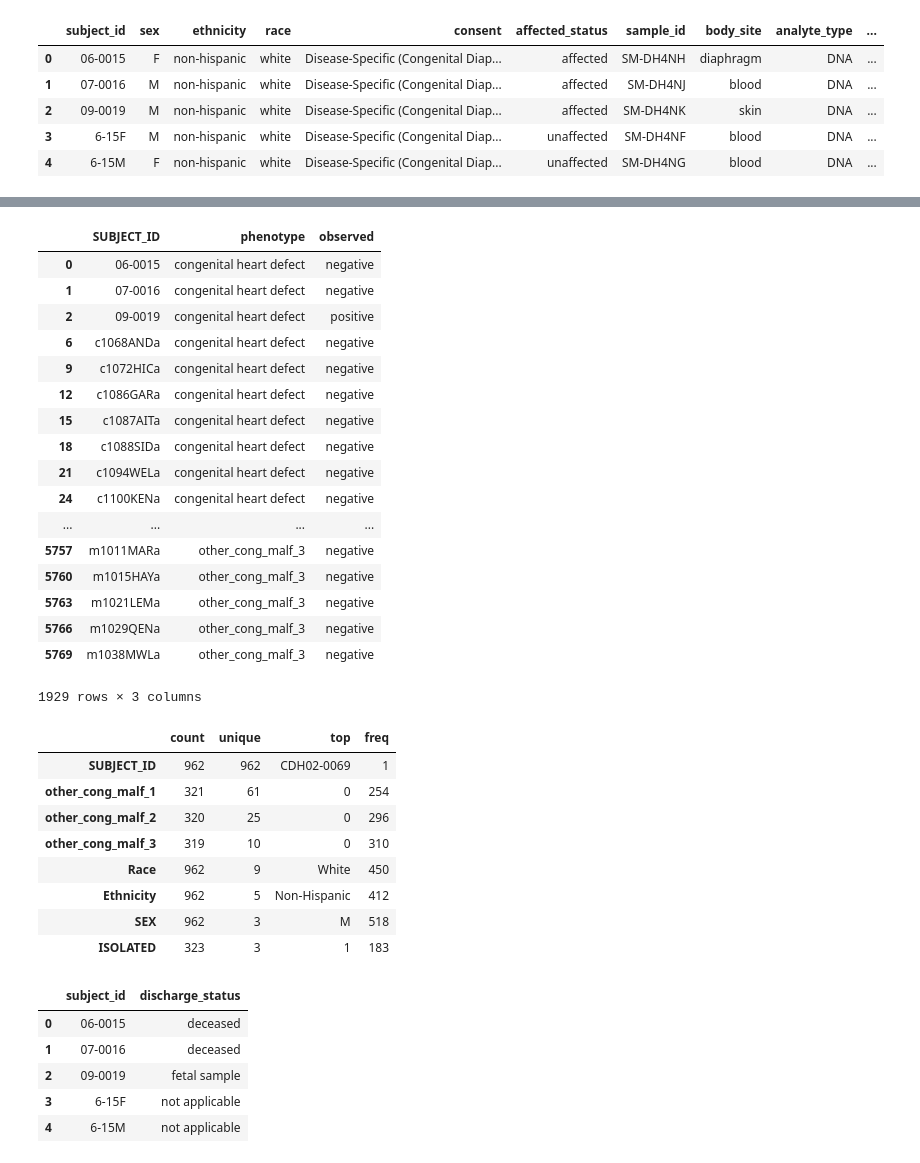
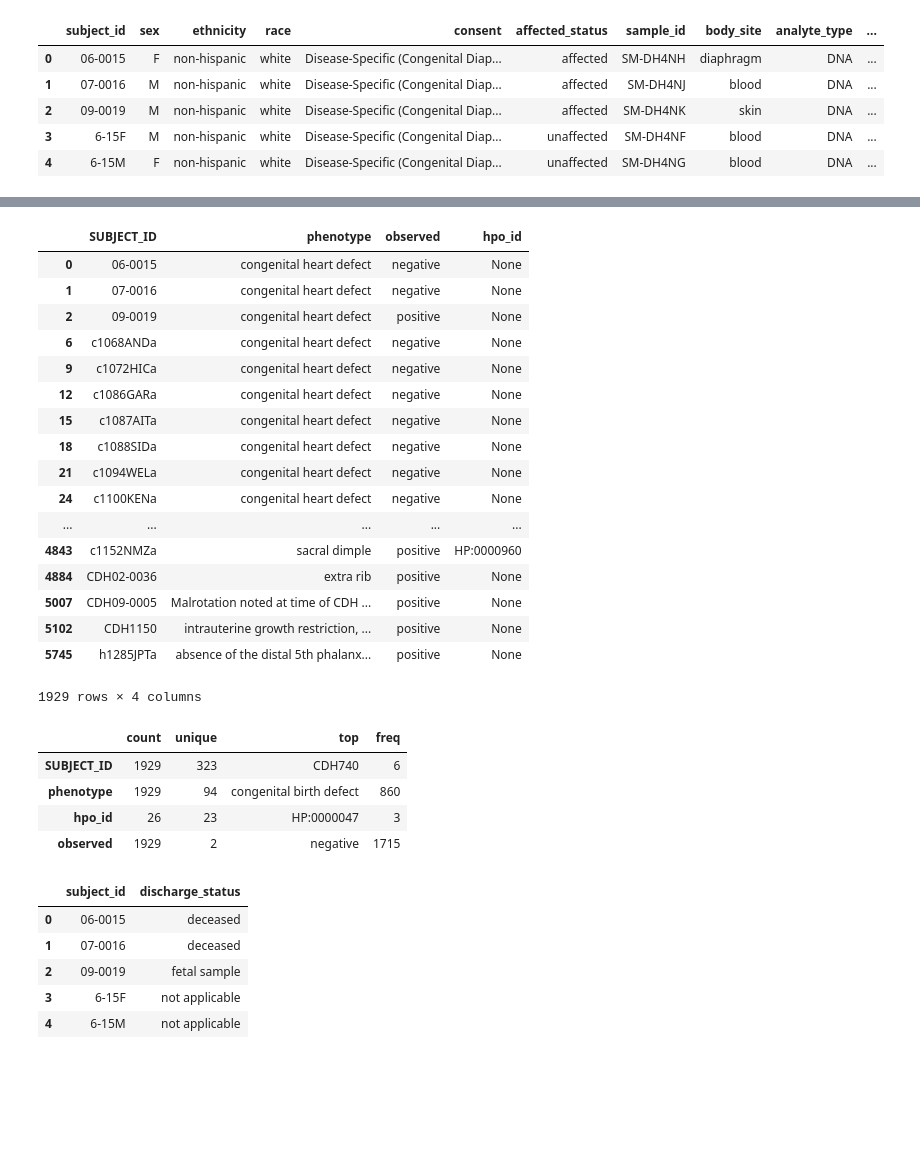
Before and after one commit to ConnorBarnhill/kf-api-dataservice, a Jupyter notebook: dataservice/util/data_import/chung/Chung-Import.ipynb, the cells around one changed output, grey strips where cells are left out. Drawn from its saved outputs; the diff is of its cells as text; code cells hidden in the pictures; blank space fills up the shorter version.

Commit message:
:sparkles: Update phenotype mapping

```diff
--- a/dataservice/util/data_import/chung/Chung-Import.ipynb
+++ b/dataservice/util/data_import/chung/Chung-Import.ipynb
@@ -649,64 +485,64 @@ df.drop(['Ethnicity', 'Race', 'SEX', 'discharge_status', 'ISOLATED'], inplace=Tr
 # Reshape to build the phenotypes df
 cols = df.columns.tolist()[1:]
 phenotype_df = pd.melt(df, id_vars='SUBJECT_ID', value_vars=cols,
                        var_name='phenotype', value_name='value')
 
 # Drop rows where value is NaN
 phenotype_df = phenotype_df[pd.notnull(phenotype_df['value'])]
 
 # Decode phenotypes to descriptive strings
 def func(row):
     _map = {0: 'no', 1: 'yes'}
     return _map.get(row['value'], row['value'])
 phenotype_df['value'] = phenotype_df.apply(func, axis=1)
 
 # Decode phenotypes to descriptive strings
 def func(row):
     # Always take most specific value
     if row['value'] not in ['yes', 'no']:
         val = row['value']
     else:
         _map = {'CHD': 'congenital heart defect', 'CNS': 'central nervous system defect',
             'GI': 'gastrointestinal defect'}
-        val = _map.get(row['phenotype'], row['phenotype'])
+        val = _map.get(row['phenotype'], 'congenital birth defect')
     return val
 phenotype_df['phenotype'] = phenotype_df.apply(func, axis=1)
 
 # Set observed
 phenotype_df['observed'] = phenotype_df['value'].apply(lambda x: 'positive' if x != 'no' else 'negative')
 del phenotype_df['value']
+
+# Add HPOs
+from dataservice.util.data_import.etl.hpo_mapper import mapper
+phenotype_df = mapper.add_hpo_id_col(phenotype_df)
 phenotype_df
 # %% [output]
-|  | SUBJECT_ID | phenotype | observed |
-| 0 | 06-0015 | congenital heart defect | negative |
-| 1 | 07-0016 | congenital heart defect | negative |
-| 2 | 09-0019 | congenital heart defect | positive |
-| 6 | c1068ANDa | congenital heart defect | negative |
-| 9 | c1072HICa | congenital heart defect | negative |
-| 12 | c1086GARa | congenital heart defect | negative |
-| 15 | c1087AITa | congenital heart defect | negative |
-| 18 | c1088SIDa | congenital heart defect | negative |
-| 21 | c1094WELa | congenital heart defect | negative |
-| 24 | c1100KENa | congenital heart defect | negative |
-| ... | ... | ... | ... |
-| 5757 | m1011MARa | other_cong_malf_3 | negative |
-| 5760 | m1015HAYa | other_cong_malf_3 | negative |
-| 5763 | m1021LEMa | other_cong_malf_3 | negative |
-| 5766 | m1029QENa | other_cong_malf_3 | negative |
-| 5769 | m1038MWLa | other_cong_malf_3 | negative |
+|  | SUBJECT_ID | phenotype | observed | hpo_id |
+| 0 | 06-0015 | congenital heart defect | negative | None |
+| 1 | 07-0016 | congenital heart defect | negative | None |
+| 2 | 09-0019 | congenital heart defect | positive | None |
+| 6 | c1068ANDa | congenital heart defect | negative | None |
+| 9 | c1072HICa | congenital heart defect | negative | None |
+| 12 | c1086GARa | congenital heart defect | negative | None |
+| 15 | c1087AITa | congenital heart defect | negative | None |
+| 18 | c1088SIDa | congenital heart defect | negative | None |
+| 21 | c1094WELa | congenital heart defect | negative | None |
+| 24 | c1100KENa | congenital heart defect | negative | None |
+| ... | ... | ... | ... | ... |
+| 4843 | c1152NMZa | sacral dimple | positive | HP:0000960 |
+| 4884 | CDH02-0036 | extra rib | positive | None |
+| 5007 | CDH09-0005 | Malrotation noted at time of CDH ... | positive | None |
+| 5102 | CDH1150 | intrauterine growth restriction, ... | positive | None |
+| 5745 | h1285JPTa | absence of the distal 5th phalanx... | positive | None |
-1929 rows × 3 columns
+1929 rows × 4 columns
 # %%
-df.describe(include=['O']).T.sort_values('unique', ascending=False)
+phenotype_df.describe(include=['O']).T.sort_values('unique', ascending=False)
 # %% [output]
 |  | count | unique | top | freq |
-| SUBJECT_ID | 962 | 962 | CDH02-0069 | 1 |
-| other_cong_malf_1 | 321 | 61 | 0 | 254 |
-| other_cong_malf_2 | 320 | 25 | 0 | 296 |
-| other_cong_malf_3 | 319 | 10 | 0 | 310 |
-| Race | 962 | 9 | White | 450 |
-| Ethnicity | 962 | 5 | Non-Hispanic | 412 |
-| SEX | 962 | 3 | M | 518 |
-| ISOLATED | 323 | 3 | 1 | 183 |
+| SUBJECT_ID | 1929 | 323 | CDH740 | 6 |
+| phenotype | 1929 | 94 | congenital birth defect | 860 |
+| hpo_id | 26 | 23 | HP:0000047 | 3 |
+| observed | 1929 | 2 | negative | 1715 |
 # %%
 @reformat_column_names
 @dropna_rows_cols
```
Also changed, not shown: parts of 7 cells of this notebook.
